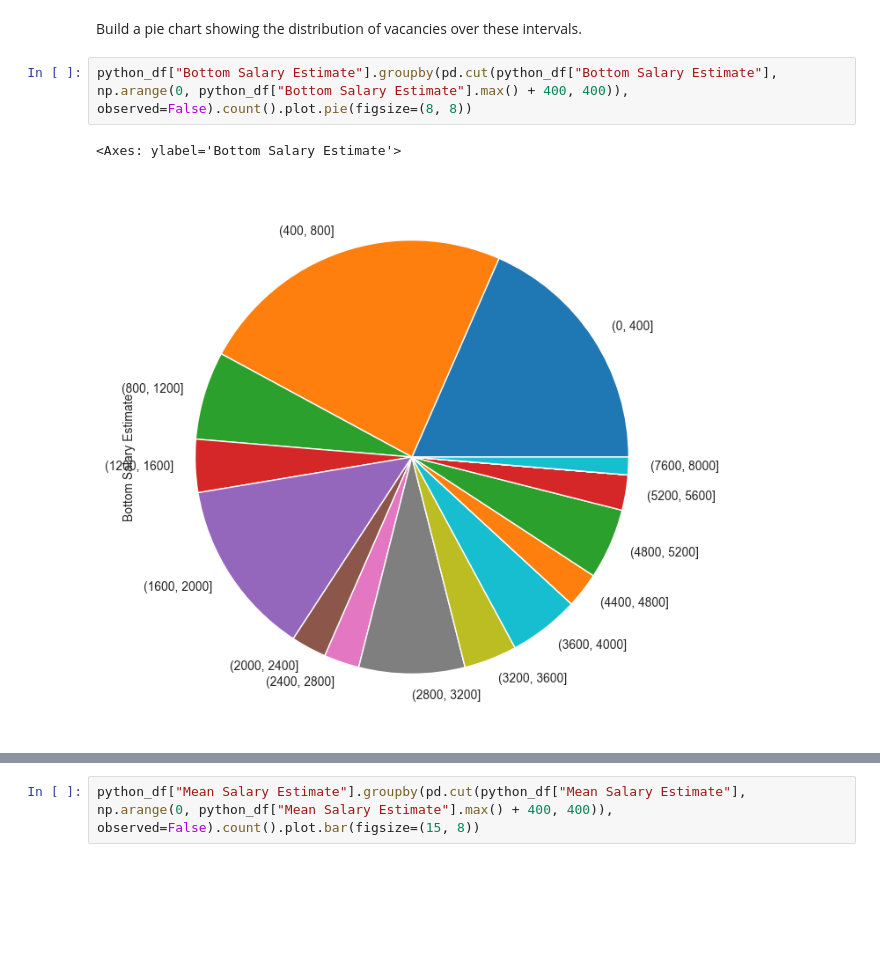
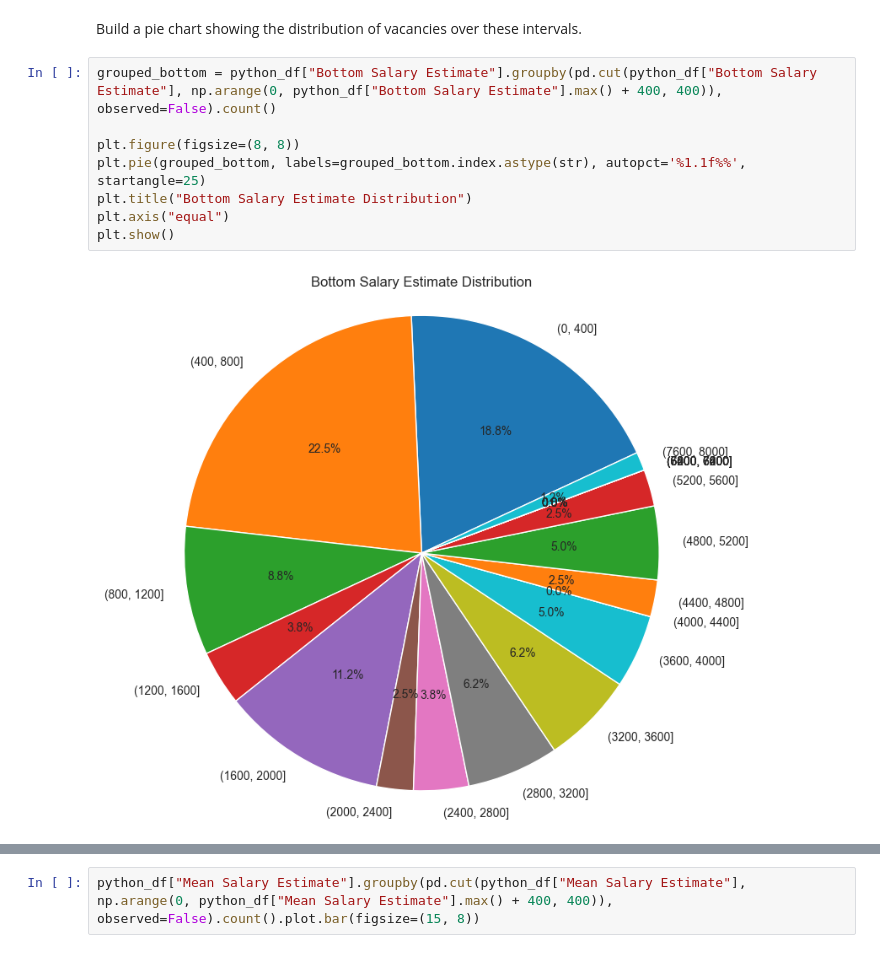
Before and after one commit to romkapomka12/python-technologies-statistics, a Jupyter notebook: analysis/etl.ipynb, the cells around one changed output, grey strips where cells are left out. Saved outputs shown, nothing was run; the diff lists cells and outputs as text; blank space fills up the shorter version.

Commit message:
changing function graphs and adding comments to code

```diff
--- a/analysis/etl.ipynb
+++ b/analysis/etl.ipynb
@@ -246,8 +245,13 @@ Categories (19, interval[int64, right]): [(0, 400] < (400, 800] < (800, 1200] <
 # %% [markdown]
 Build a pie chart showing the distribution of vacancies over these intervals.
 # %%
-python_df["Bottom Salary Estimate"].groupby(pd.cut(python_df["Bottom Salary Estimate"], np.arange(0, python_df["Bottom Salary Estimate"].max() + 400, 400)), observed=False).count().plot.pie(figsize=(8, 8))
+grouped_bottom = python_df["Bottom Salary Estimate"].groupby(pd.cut(python_df["Bottom Salary Estimate"], np.arange(0, python_df["Bottom Salary Estimate"].max() + 400, 400)), observed=False).count()
+
+plt.figure(figsize=(8, 8))
+plt.pie(grouped_bottom, labels=grouped_bottom.index.astype(str), autopct='%1.1f%%', startangle=25)
+plt.title("Bottom Salary Estimate Distribution")
+plt.axis("equal")
+plt.show()
 # %% [output]
-<Axes: ylabel='Bottom Salary Estimate'>
-[figure, old version]
+[figure, new version]
 # %%
```
Also changed, not shown: parts of 33 cells of this notebook, 1 other file.
